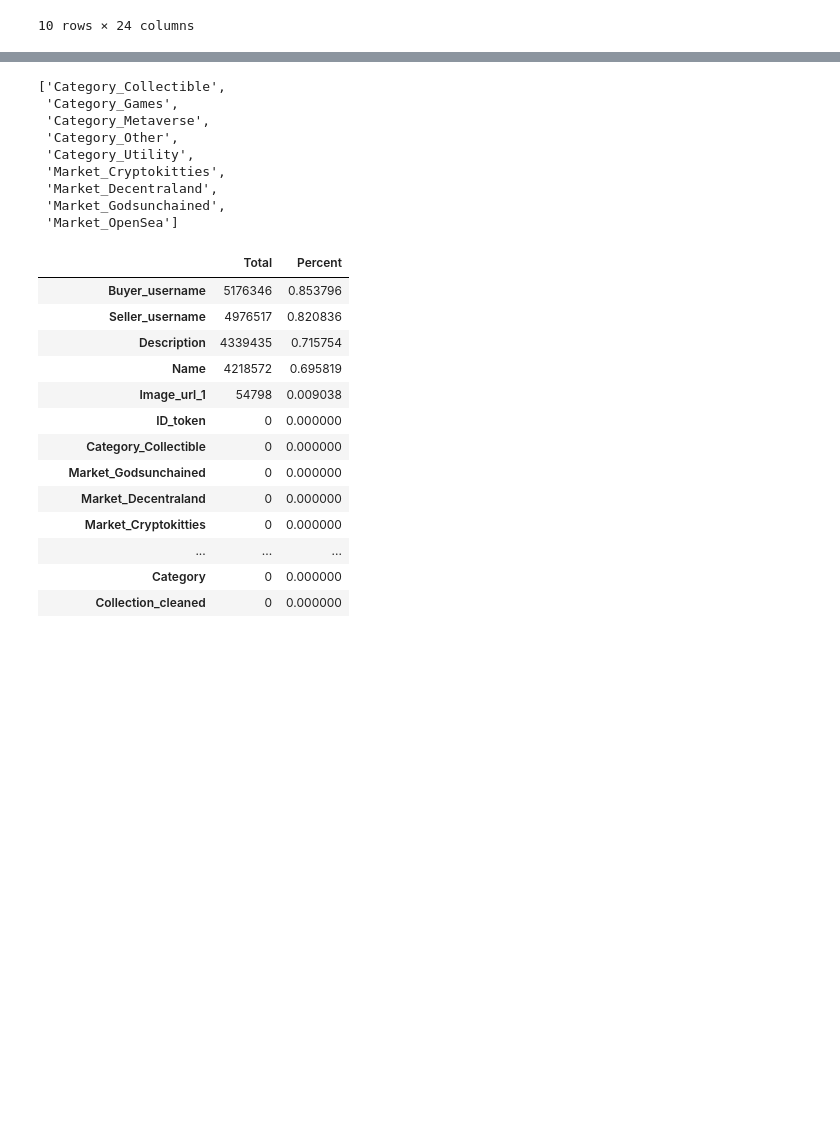
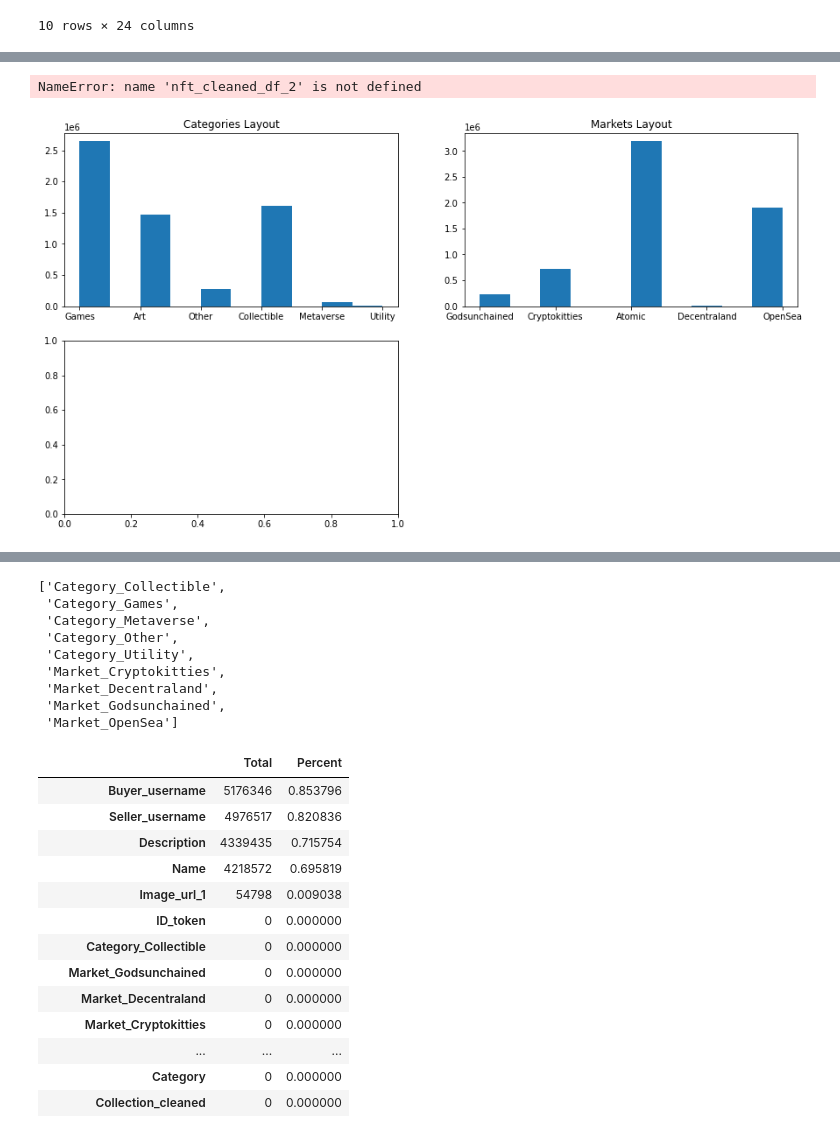
Before and after one commit to DanGo83/git_practice, a Jupyter notebook: Capstone 2 - NFT Predictions.ipynb, the cells around one changed output, grey strips where cells are left out. Drawn from its saved outputs; the diff is of its cells as text; code cells hidden in the pictures; blank space fills up the shorter version.

```diff
--- a/Capstone 2 - NFT Predictions.ipynb
+++ b/Capstone 2 - NFT Predictions.ipynb
@@ -123,0 +112,23 @@ nft_cleaned_df_2 = nft_df_2.drop(['Smart_contract', 'Transaction_hash', 'Seller_
+# %%
+plt.figure(figsize=(15,8))
+
+plt.subplot(2, 2, 1)
+plt.hist(nft_cleaned_df.Category)
+plt.title('Categories Layout')
+
+plt.subplot(2, 2, 2)
+plt.hist(nft_cleaned_df.Market)
+plt.title('Markets Layout')
+
+plt.subplot(2,2,3)
+plt.scatter(nft_cleaned_df['Category'], nft_cleaned_df_2['Price_USD'])
+plt.title("Category vs Price_USD")
+
+plt.subplot(2,2,4)
+plt.scatter(nft_cleaned_df['Market'], nft_cleaned_df_2['Price_USD'])
+plt.title("Market vs Price_USD")
+
+plt.show()
+# %% [output]
+NameError: name 'nft_cleaned_df_2' is not defined
+[figure, added]
```
Also changed, not shown: parts of 39 cells of this notebook.
